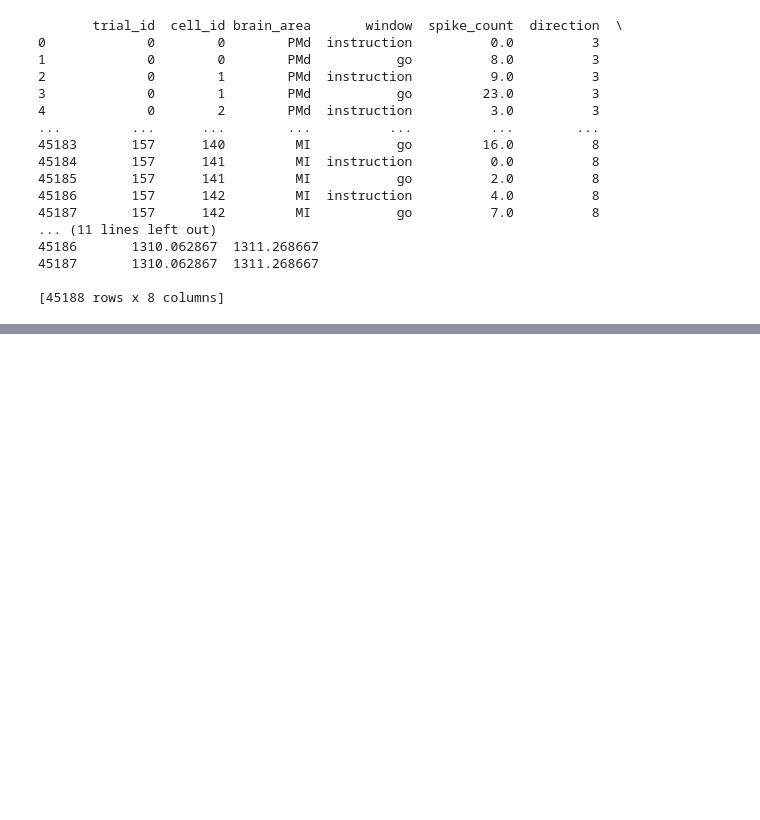
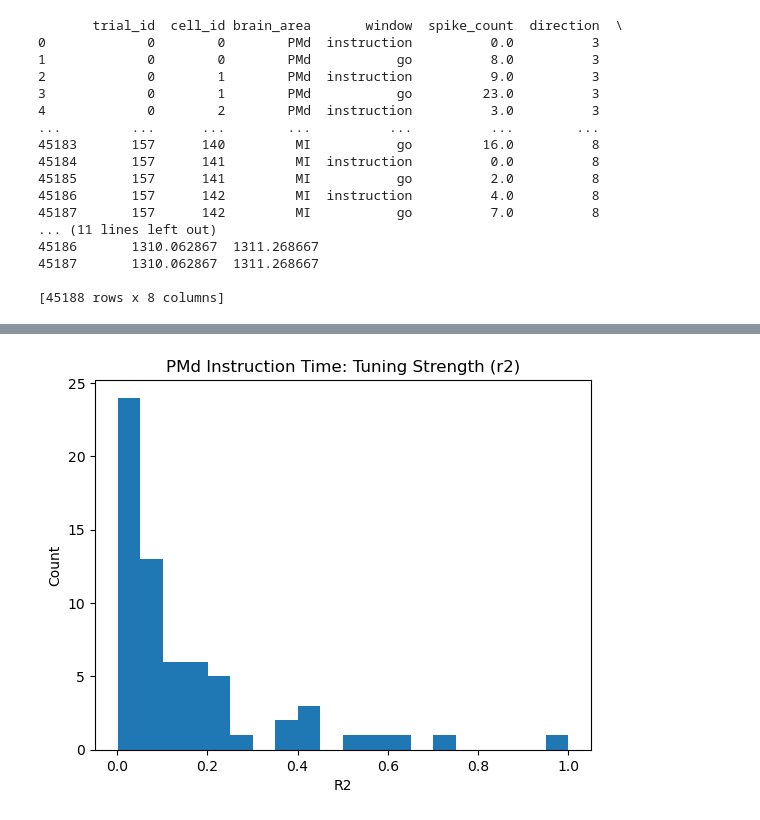
Before and after one commit to navunni/ds-ga-3001-final-project, a Jupyter notebook: data_analysis.ipynb, the cells around one changed output, grey strips where cells are left out. Cells and saved outputs as stored; diff of their text form; code cells hidden in the pictures; blank space fills up the shorter version.

```diff
--- a/data_analysis.ipynb
+++ b/data_analysis.ipynb
@@ -25,0 +196,8 @@ print(df)
+# %%
+plt.hist(tune_pmd_instr['r2'], bins=20)
+plt.title("PMd Instruction Time: Tuning Strength (r2)")
+plt.xlabel("R2")
+plt.ylabel("Count")
+plt.show()
+# %% [output]
+[figure, added]
```
Also changed, not shown: parts of 35 cells of this notebook.
